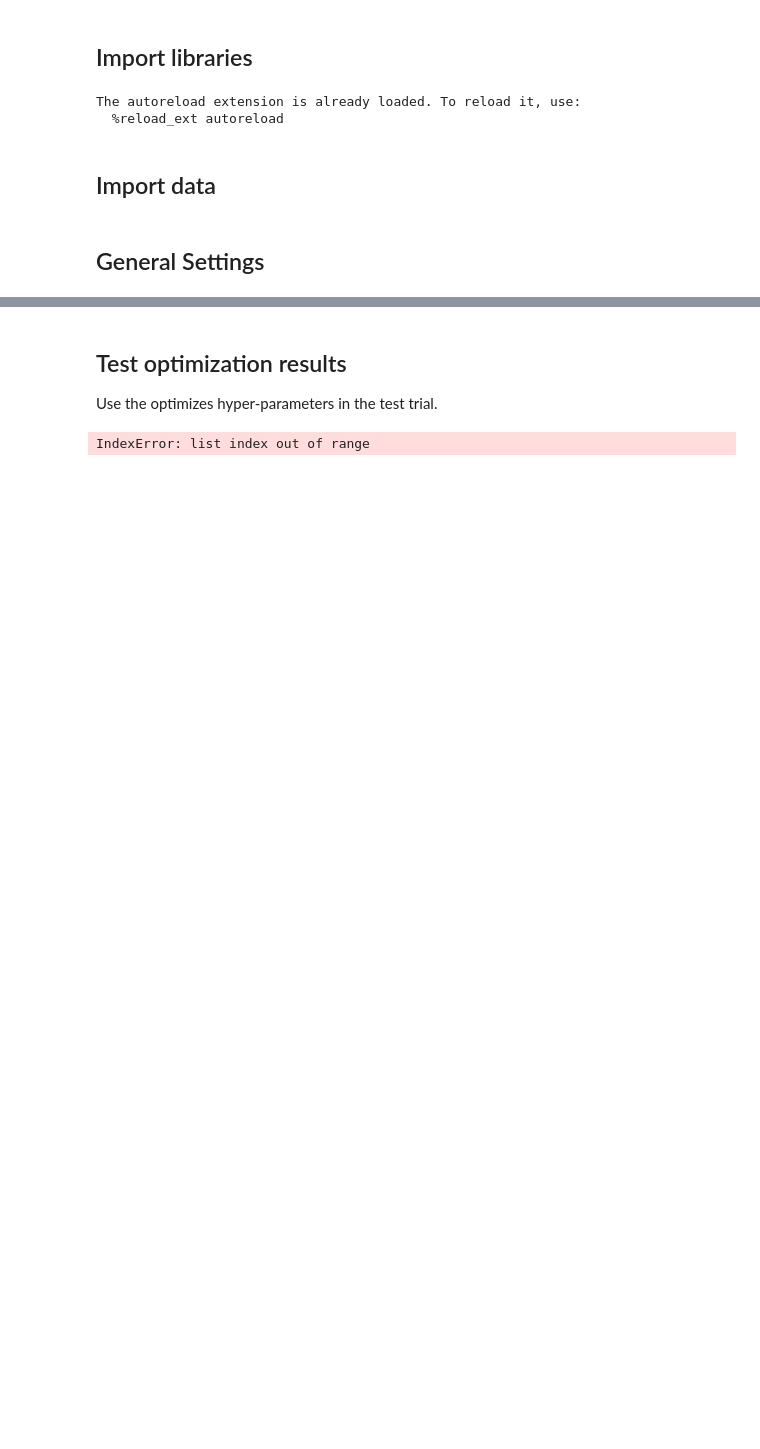
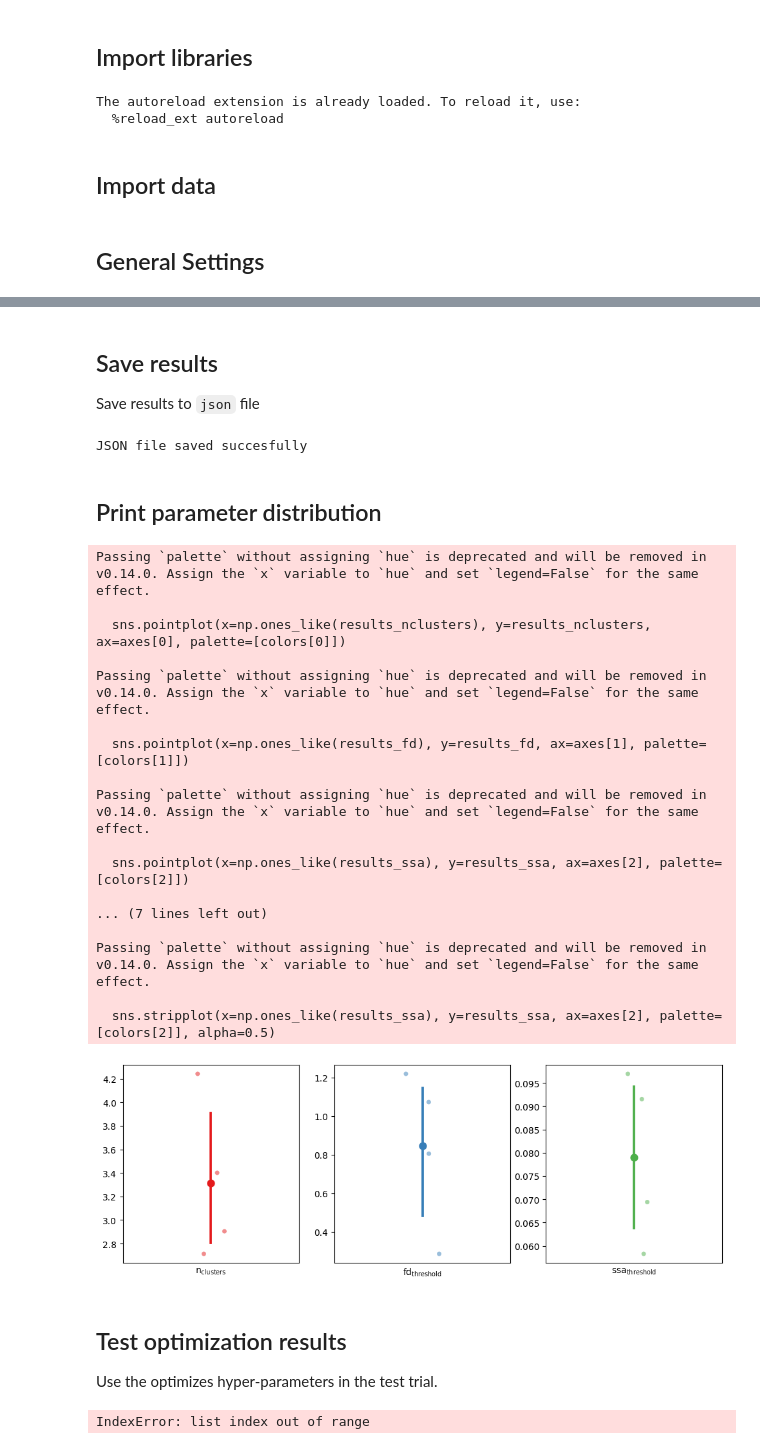
Before and after one commit to danielcomaduran/art-eqi-validation, a Jupyter notebook: heuristic_search.ipynb, the cells around one changed output, grey strips where cells are left out. Saved outputs shown, nothing was run; the diff lists cells and outputs as text; code cells hidden in the pictures; blank space fills up the shorter version.

Commit message:
Up to paper figures

```diff
--- a/heuristic_search.ipynb
+++ b/heuristic_search.ipynb
@@ -285,0 +312,17 @@ x_best_err: 91.1364 after 100 iterations
+# %% [markdown]
+## Save results
+
+Save results to `json` file
+# %%
+save_json = True
+json_file_name = "optimization results"
+
+if save_json:
+    f = open(f"{json_file_name}.json", 'w')
+    json.dump(results, f)
+    print("JSON file saved succesfully")
+    f.close()
+# %% [output]
+JSON file saved succesfully
+# %% [markdown]
+## Print parameter distribution
@@ -286,3 +347,56 @@ x_best_err: 91.1364 after 100 iterations
+# %%
+# Create a figure with three subplots
+fig, axes = plt.subplots(1, 3, figsize=(12, 4))
+
+colors = sns.color_palette("Set1")
+
+# Add the mean as a darker point
+sns.pointplot(x=np.ones_like(results_nclusters), y=results_nclusters, ax=axes[0], palette=[colors[0]])
+sns.pointplot(x=np.ones_like(results_fd), y=results_fd, ax=axes[1], palette=[colors[1]])
+sns.pointplot(x=np.ones_like(results_ssa), y=results_ssa, ax=axes[2], palette=[colors[2]])
+
+# Plot the sepal length, sepal width, and petal length distributions
+sns.stripplot(x=np.ones_like(results_nclusters), y=results_nclusters, ax=axes[0], palette=[colors[0]], alpha=0.5)
+sns.stripplot(x=np.ones_like(results_fd), y=results_fd, ax=axes[1], palette=[colors[1]], alpha=0.5)
+sns.stripplot(x=np.ones_like(results_ssa), y=results_ssa, ax=axes[2], palette=[colors[2]], alpha=0.5)
+
+
+
+# Adjust the axes labels and titles
+axes[0].set_xticks([])
+axes[1].set_xticks([])
+axes[2].set_xticks([])
+axes[0].set_xlabel("$\\text{n}_\\text{clusters}$")
+axes[1].set_xlabel("$\\text{fd}_\\text{threshold}$")
+axes[2].set_xlabel("$\\text{ssa}_\\text{threshold}$")
+# axes[0].set_ylabel("Sepal Length (cm)")
+# axes[1].set_ylabel("Sepal Width (cm)")
+# axes[2].set_ylabel("Petal Length (cm)")
+# axes[0].set_title("Sepal Length by Species")
+# axes[1].set_title("Sepal Width by Species")
+# axes[2].set_title("Petal Length by Species")
+
+# Show the plot
+plt.show()
+# %% [output]
+Passing `palette` without assigning `hue` is deprecated and will be removed in v0.14.0. Assign the `x` variable to `hue` and set `legend=False` for the same effect.
+
+  sns.pointplot(x=np.ones_like(results_nclusters), y=results_nclusters, ax=axes[0], palette=[colors[0]])
+
+Passing `palette` without assigning `hue` is deprecated and will be removed in v0.14.0. Assign the `x` variable to `hue` and set `legend=False` for the same effect.
+
+  sns.pointplot(x=np.ones_like(results_fd), y=results_fd, ax=axes[1], palette=[colors[1]])
+
+Passing `palette` without assigning `hue` is deprecated and will be removed in v0.14.0. Assign the `x` variable to `hue` and set `legend=False` for the same effect.
+
+  sns.pointplot(x=np.ones_like(results_ssa), y=results_ssa, ax=axes[2], palette=[colors[2]])
+
+... (7 lines left out)
+
+Passing `palette` without assigning `hue` is deprecated and will be removed in v0.14.0. Assign the `x` variable to `hue` and set `legend=False` for the same effect.
+
+  sns.stripplot(x=np.ones_like(results_ssa), y=results_ssa, ax=axes[2], palette=[colors[2]], alpha=0.5)
+[figure, added]
 # %% [markdown]
 ## Test optimization results
 
```
Also changed, not shown: parts of 5 cells of this notebook.
